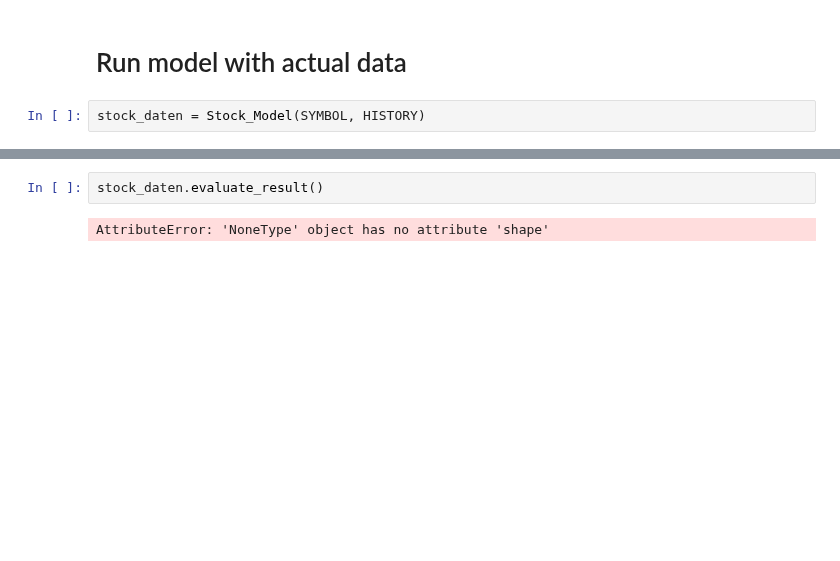
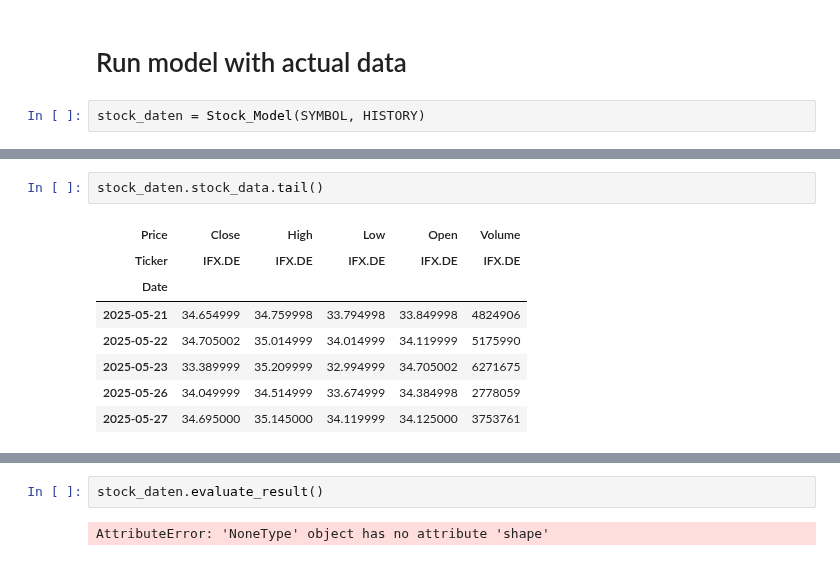
Before and after one commit to hoffmany169/stock-ai, a Jupyter notebook: stock_model.ipynb, the cells around one changed output, grey strips where cells are left out. Saved outputs shown, nothing was run; the diff lists cells and outputs as text; blank space fills up the shorter version.

```diff
--- a/stock_model.ipynb
+++ b/stock_model.ipynb
@@ -514,0 +521,11 @@ False
+# %%
+stock_daten.stock_data.tail()
+# %% [output]
+| Price | Close | High | Low | Open | Volume |
+| Ticker | IFX.DE | IFX.DE | IFX.DE | IFX.DE | IFX.DE |
+| Date |  |  |  |  |  |
+| 2025-05-21 | 34.654999 | 34.759998 | 33.794998 | 33.849998 | 4824906 |
+| 2025-05-22 | 34.705002 | 35.014999 | 34.014999 | 34.119999 | 5175990 |
+| 2025-05-23 | 33.389999 | 35.209999 | 32.994999 | 34.705002 | 6271675 |
+| 2025-05-26 | 34.049999 | 34.514999 | 33.674999 | 34.384998 | 2778059 |
+| 2025-05-27 | 34.695000 | 35.145000 | 34.119999 | 34.125000 | 3753761 |
```
Also changed, not shown: parts of 3 cells of this notebook, 2 other files.
